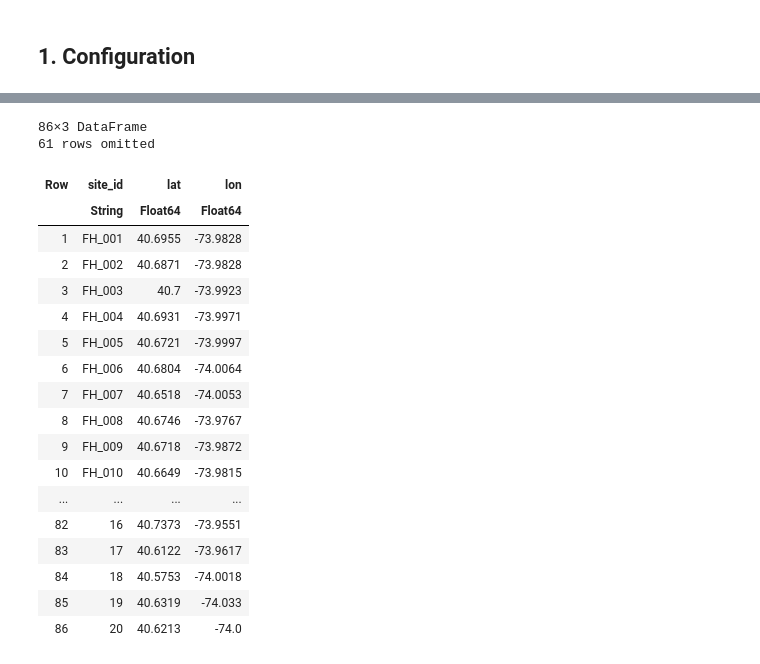
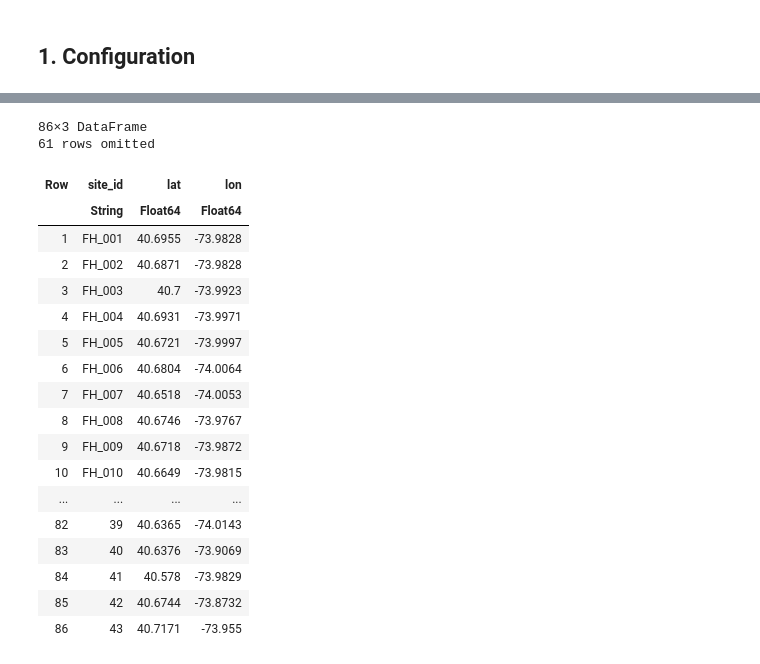
Before and after one commit to lmikhelashvili/15.C57-Optimization-Methods-Project, a Jupyter notebook: modelling_pr.ipynb, the cells around one changed output, grey strips where cells are left out. Drawn from its saved outputs; the diff is of its cells as text; code cells hidden in the pictures.

```diff
--- a/modelling_pr.ipynb
+++ b/modelling_pr.ipynb
@@ -15,16 +33,13 @@ using Downloads, JSON3, SHA
 DATA_DIR   = "data"
 OUTPUT_DIR = "results"
 
-DEMAND_FILE        = joinpath(DATA_DIR, "demand.csv")                     # area_id, lat, lon, calls
-CANDIDATE_FILE     = joinpath(DATA_DIR, "candidate_sites.csv")            # site_id, lat, lon, source (20 pins)
-TRAVEL_TIME_FILE   = joinpath(DATA_DIR, "travel_times_routed.csv")        # site_id, area_id, ..., minutes
+DEMAND_FILE        = joinpath(DATA_DIR, "demand_points_all.csv")        # area_id is the unique demand-point ID
+CANDIDATE_FILE     = joinpath(DATA_DIR, "candidate_sites_v2.csv")            # site_id, lat, lon, source (20 pins)
 EXISTING_FILE      = joinpath(DATA_DIR, "FDNY_Firehouse_Listing_20261115.csv")  # all NYC firehouses
 BOROUGH            = "Brooklyn"
-EXISTING_TIME_FILE = joinpath(DATA_DIR, "travel_times_existing_routed.csv")               # site_id, area_id, ..., minutes
 
 P          = 5               # number of new standby sites to open
-WEIGHT_COL = :calls          # w_i: call count per ZIP area
-TIME_COL   = :minutes        # time column in both travel-time files
+WEIGHT_COL = :calls          # w_i: call count per demand point
 
 TIME_LIMIT_SEC = 300
 ZIP_FILE = joinpath(DATA_DIR, "modzcta.geojson")
@@ -91,47 +121,26 @@ Candidate sites |J| = 20,  existing firehouses |K| = 66
 # %%
-function load_travel_times(path, sites, I_areas; col=TIME_COL)
-    tt = CSV.read(path, DataFrame)
-    tt.site_id = string.(tt.site_id)
-    tt.area_id = string.(tt.area_id)
-    jidx = Dict(s => k for (k, s) in enumerate(sites))
-    iidx = Dict(a => k for (k, a) in enumerate(I_areas))
-    t = fill(NaN, length(sites), length(I_areas))
-    for r in eachrow(tt)
-        haskey(jidx, r.site_id) && haskey(iidx, r.area_id) || continue
-        t[jidx[r.site_id], iidx[r.area_id]] = r[col]
-    end
-    n_missing = count(isnan, t)
-    n_missing == 0 || error("$(n_missing) (site, area) pairs missing from $(path): check that the site file and travel-time file use the same site_ids")
-    return t
-end
-
-t       = load_travel_times(TRAVEL_TIME_FILE, J_sites, I_areas)
-t_exist = load_travel_times(EXISTING_TIME_FILE, K_sites, I_areas)
-
-
-nominal_times = vcat(t_exist, t)
 site_ids = vcat(K_sites, J_sites)
 n_existing = length(K_sites)
 sites = vcat(select(existing, :site_id, :lat, :lon),
              select(candidates, :site_id, :lat, :lon))
 # %% [output]
 86×3 DataFrame
 61 rows omitted
 | Row | site_id | lat | lon |
 |  | String | Float64 | Float64 |
 | 1 | FH_001 | 40.6955 | -73.9828 |
 | 2 | FH_002 | 40.6871 | -73.9828 |
 | 3 | FH_003 | 40.7 | -73.9923 |
 | 4 | FH_004 | 40.6931 | -73.9971 |
 | 5 | FH_005 | 40.6721 | -73.9997 |
 | 6 | FH_006 | 40.6804 | -74.0064 |
 | 7 | FH_007 | 40.6518 | -74.0053 |
 | 8 | FH_008 | 40.6746 | -73.9767 |
 | 9 | FH_009 | 40.6718 | -73.9872 |
 | 10 | FH_010 | 40.6649 | -73.9815 |
 | ... | ... | ... | ... |
-| 82 | 16 | 40.7373 | -73.9551 |
-| 83 | 17 | 40.6122 | -73.9617 |
-| 84 | 18 | 40.5753 | -74.0018 |
-| 85 | 19 | 40.6319 | -74.033 |
-| 86 | 20 | 40.6213 | -74.0 |
+| 82 | 39 | 40.6365 | -74.0143 |
+| 83 | 40 | 40.6376 | -73.9069 |
+| 84 | 41 | 40.578 | -73.9829 |
+| 85 | 42 | 40.6744 | -73.8732 |
+| 86 | 43 | 40.7171 | -73.955 |
```
Also changed, not shown: parts of 14 cells of this notebook.
